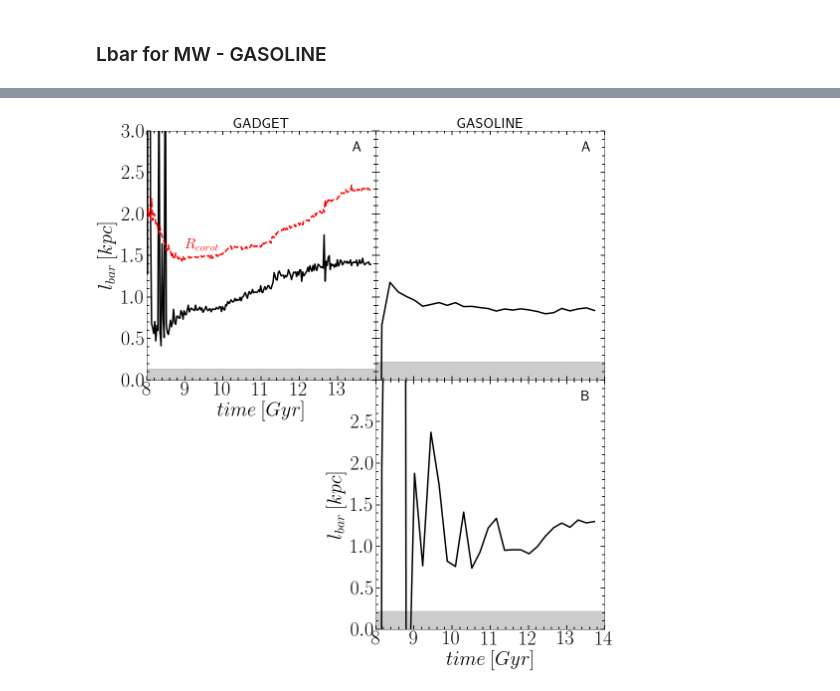
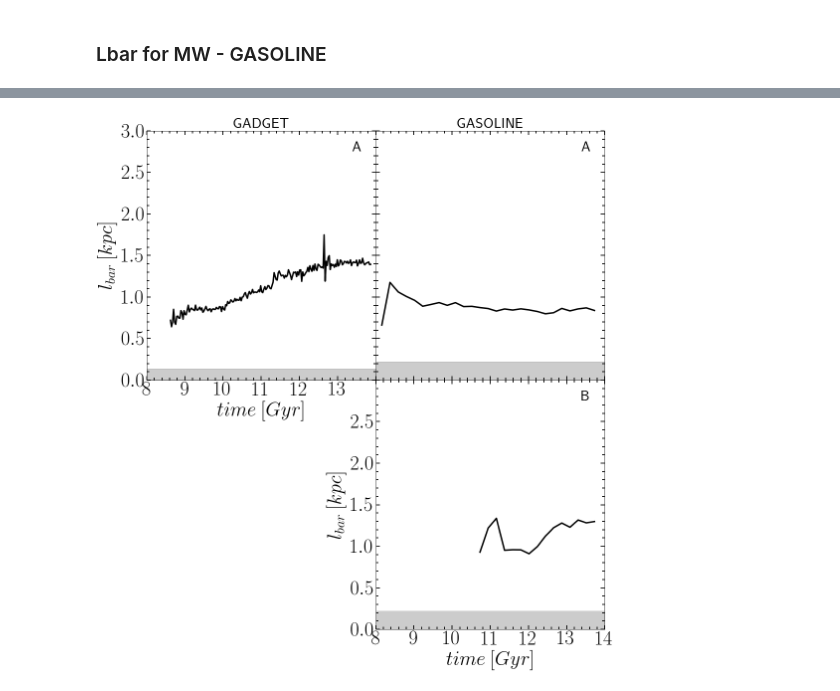
Before and after one commit to ornemarioni/Barras_GdGs, a Jupyter notebook: Barras_Gd/programs/lbarvstime_simulaciones.ipynb, the cells around one changed output, grey strips where cells are left out. Saved outputs shown, nothing was run; the diff lists cells and outputs as text; code cells hidden in the pictures.

Commit message:
modificando el lbar

```diff
--- a/Barras_Gd/programs/lbarvstime_simulaciones.ipynb
+++ b/Barras_Gd/programs/lbarvstime_simulaciones.ipynb
@@ -557,10 +518,13 @@ for j in range(0,len(snapshot)-1):
 # path = '/home/ornela/PYTHON/'
 path = '/home/omarioni/'
 
-M31_gd = np.loadtxt(path + 'Barras_GdGs/Barras_Gd/_data/M31_lbarvstime.dat')
-time_M31gd  = M31_gd[:,0]
-# lbar1_M31gd = M31_gd[:,1]
-lbar2_M31gd = M31_gd[:,2]
+# M31_gd = np.loadtxt(path + 'Barras_GdGs/Barras_Gd/_data/M31_lbarvstime.dat')
+# time_M31gd = M31_gd[:,0]
+# lbar_M31gd = M31_gd[:,1]
+
+M31_gd = np.loadtxt(path + 'Barras_GdGs/Barras_Gd/_data/M31_lbarvstime2.dat')
+time_M31gd = M31_gd[:,0]
+lbar_M31gd = M31_gd[:,1]
 
 #------------------------------------------------------------------------------------------
 
@@ -571,16 +535,14 @@ lbar2_M31gd = M31_gd[:,2]
 
 #------------------------------------------------------------------------------------------
 
-M31_gs = np.loadtxt(path + 'Barras_GdGs/Barras_Gs/_data/M31_lbarvstime.dat')
-time_M31gs  = M31_gs[:,0]
-# lbar1_M31gs = M31_gs[:,1]
-lbar2_M31gs = M31_gs[:,2]
+M31_gs = np.loadtxt(path + 'Barras_GdGs/Barras_Gs/_data/M31_lbarvstime2.dat')
+time_M31gs = M31_gs[:,0]
+lbar_M31gs = M31_gs[:,1]
 
 #------------------------------------------------------------------------------------------
-MW_gs = np.loadtxt(path + 'Barras_GdGs/Barras_Gs/_data/MW_lbarvstime.dat')
-time_MWgs  = MW_gs[:,0]
-# lbar1_MWgs = MW_gs[:,1]
-lbar2_MWgs = MW_gs[:,2]
+MW_gs = np.loadtxt(path + 'Barras_GdGs/Barras_Gs/_data/MW_lbarvstime2.dat')
+time_MWgs = MW_gs[:,0]
+lbar_MWgs = MW_gs[:,1]
 # %%
 # cm = np.loadtxt('/home/ornela/PYTHON/Barras_GdGs/Barras_Gs_/barra_G1/lbar_time.dat')
 # time0 = cm[:,1]
@@ -614,9 +576,9 @@ fig, ax = plt.subplots(nrows=2, ncols=2, figsize=(16, 16))#,sharex=True, sharey=
 #                        gridspec_kw = {'height_ratios':[3,1,3,1]})
 fig.subplots_adjust(bottom=0.08, left =0.1, right = 0.9, top = 0.95, wspace=0., hspace= 0)
 
-# lbar1_met, = ax[0,0].plot(time_M31gd ,lbar1_M31gd,'-', lw=2, color='r')
-lbar2_met, = ax[0,0].plot(time_M31gd ,lbar2_M31gd,'-', lw=3, color='k')
-Rcorot, = ax[0,0].plot(time0 ,rcor,'--', lw=3, color='r')
+ax[0,0].plot(time_M31gd ,lbar_M31gd,'-', lw=3, color='k')
+# ax[0,0].plot(time2_M31gd ,lbar2_M31gd,'-', lw=3, color='r')
+# Rcorot, = ax[0,0].plot(time0 ,rcor,'--', lw=3, color='r')
 # ax[0,0].plot(time_M31gd2 ,A2max_M31gd2,'-', lw=3, color='r')
 ax[0,0].set_ylabel(r'$l_{bar}\:[kpc]$', fontsize=40)
 ax[0,0].set_xticks([8,9,10,11,12,13])
@@ -631,7 +593,7 @@ ax[0,0].tick_params('both', length=5, width=1.8,which='minor', direction='in', r
 ax[0,0].tick_params('both', length=8, width=1.8,which='major', direction='in', right='on',top='on')
 ax[0,0].set_title('GADGET', loc='center', fontsize=30)
 ax[0,0].text(13.5, 2.8, 'A', fontsize=30, color='k', ha='center', va='center')
-ax[0,0].text(9, 1.6, r'$R_{corot}$', fontsize=30, color='r', ha='left', va='center')
+# ax[0,0].text(9, 1.6, r'$R_{corot}$', fontsize=30, color='r', ha='left', va='center')
 ax[0,0].fill_between([7,15],0,0.14, facecolor='k', alpha=0.2, color='k') #, hatch='\\'
 
 # ax0 = ax[0,0].twinx()
@@ -654,7 +616,7 @@ ax[0,0].fill_between([7,15],0,0.14, facecolor='k', alpha=0.2, color='k') #, hatc
 
 # ax2=fig.add_subplot(222)
 # ax[0,1].plot(time_M31gs ,lbar1_M31gs,'-', lw=2, color='r')
-ax[0,1].plot(time_M31gs ,lbar2_M31gs,'-', lw=3, color='k')
+ax[0,1].plot(time_M31gs ,lbar_M31gs,'-', lw=3, color='k')
 # ax[0,1].plot(time_M31gs2 ,A2max_M31gs2,'-',lw=3, color='r')
 ax[0,1].set_xticks([8,9,10,11,12,13,14])
 ax[0,1].set_xticklabels([])
@@ -691,33 +653,33 @@ ax[0,1].fill_between([7,15],0,0.22, facecolor='k', alpha=0.2, color='k') #, hatc
 # ax[1,0].tick_params('both', length=8, width=1.8,which='major', direction='in', right='on',top='on')
 
 
 
 # ax[1,0].text(13.5, 3.7, 'B', fontsize=30, color='k',ha='center', va='center')
 
 ax[1,0].axis('off')
 
 
 # # #---------------------------------------------------------------------------------------
 # # ax4=fig.add_subplot(224)
 # ax[1,1].plot(time_MWgs ,lbar1_MWgs,'-', lw=2, color='r')
-ax[1,1].plot(time_MWgs ,lbar2_MWgs,'-', lw=3, color='k')
+ax[1,1].plot(time_MWgs ,lbar_MWgs,'-', lw=3, color='k')
 # ax[1,1].plot(time_MWgs2 ,A2max_MWgs2,'-', lw=3, color='r')
 ax[1,1].set_xticks([8,9,10,11,12,13,14])
 ax[1,1].set_yticks([0,0.5,1,1.5,2,2.5])
 # ax[1,1].set_yticklabels([])
 ax[1,1].set_xlabel(r'$time\:[Gyr]$', fontsize=40)
 ax[1,1].set_ylabel(r'$l_{bar}\:[kpc]$', fontsize=40)
 ax[1,1].set_xlim(8,14)
 ax[1,1].set_ylim(0,3)
 ax[1,1].minorticks_on()
 ax[1,1].tick_params( labelsize=40)
 ax[1,1].tick_params('both', length=5, width=1.8,which='minor', direction='in', right='on',top='on')
 ax[1,1].tick_params('both', length=8, width=1.8,which='major', direction='in', right='on',top='on')
 ax[1,1].text(13.5, 2.8, 'B', fontsize=30, color='k', ha='center', va='center')
 ax[1,1].fill_between([7,15],0,0.22, facecolor='k', alpha=0.2) #, hatch='\\'
 
 # fig.savefig('/home/ornela/overleaf/13216980csjxswjndpmj/lbar_time.pdf', dpi = 100, xxbox_inches='tight')
-fig.savefig('/home/omarioni/Barras_GdGs/Barras_Gd/_imagenes/lbar_time.pdf', dpi = 100, xxbox_inches='tight')
+# fig.savefig('/home/omarioni/Barras_GdGs/Barras_Gd/_imagenes/lbar_time.pdf', dpi = 100, xxbox_inches='tight')
 plt.show()
 # %% [output]
-[figure, old version]
+[figure, new version]
```
Also changed, not shown: parts of 5 cells of this notebook, 2 other files.
